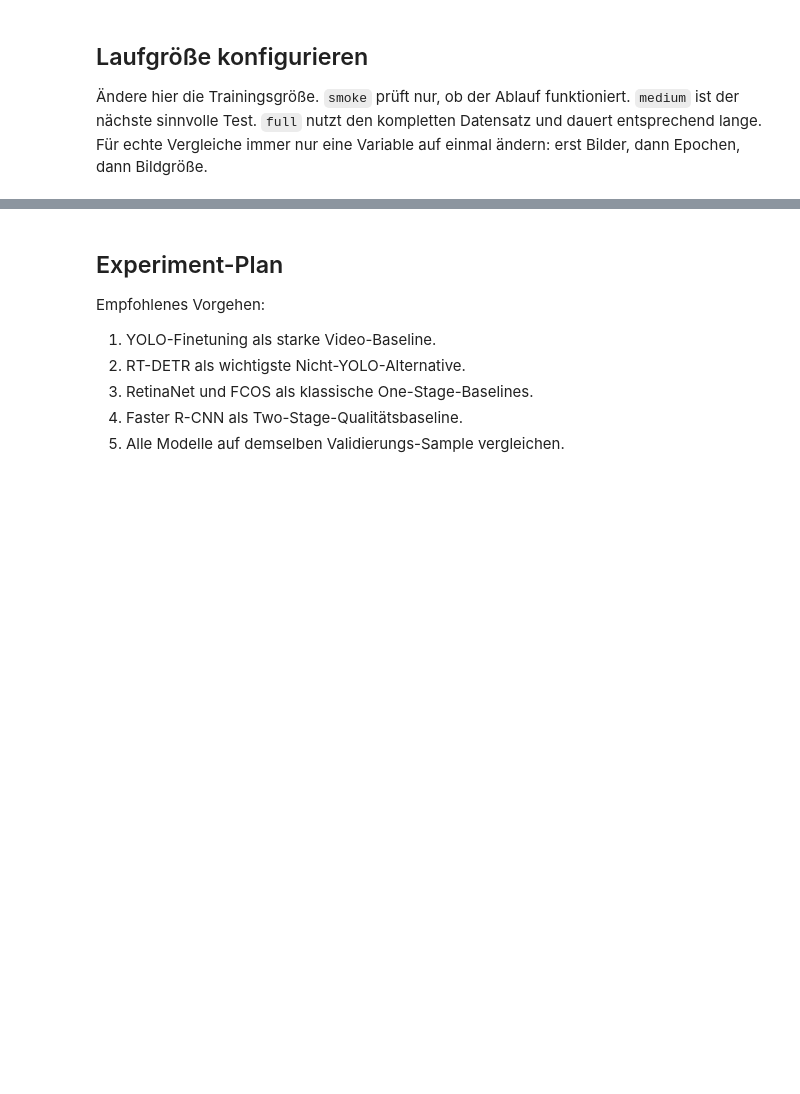
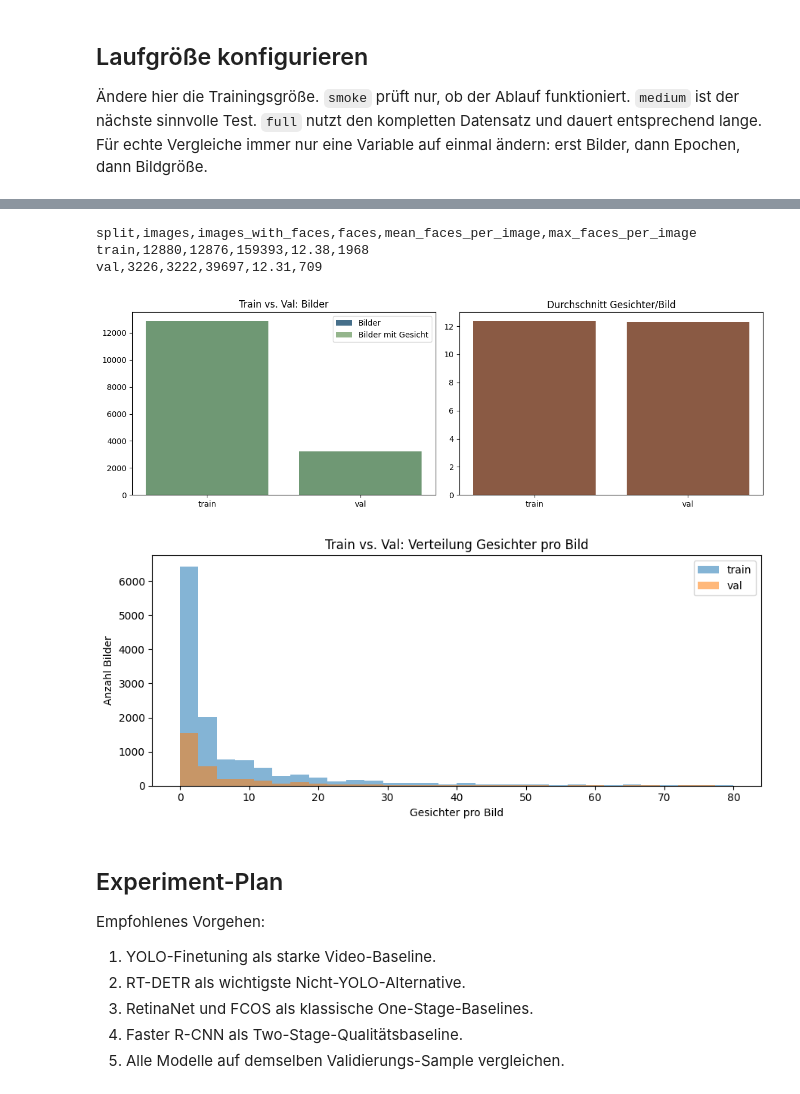
Before and after one commit to globalx-prog/face_model_lab, a Jupyter notebook: step01_training_evaluation_lab.ipynb, the cells around one changed output, grey strips where cells are left out. Drawn from its saved outputs; the diff is of its cells as text; code cells hidden in the pictures; blank space fills up the shorter version.

```diff
--- a/step01_training_evaluation_lab.ipynb
+++ b/step01_training_evaluation_lab.ipynb
@@ -100,3 +113,41 @@ save_every: 1
+# %%
+from step00_common import compare_train_val, parse_wider_face_gt, wider_paths
+
+dataset_rows = compare_train_val()
+print("split,images,images_with_faces,faces,mean_faces_per_image,max_faces_per_image")
+for row in dataset_rows:
+    print(f"{row['split']},{row['images']},{row['images_with_faces']},{row['faces']},{row['faces_per_image_mean']:.2f},{row['faces_per_image_max']}")
+
+fig, axes = plt.subplots(1, 2, figsize=(12, 4))
+splits = [row["split"] for row in dataset_rows]
+axes[0].bar(splits, [row["images"] for row in dataset_rows], label="Bilder", color="#466f8a")
+axes[0].bar(splits, [row["images_with_faces"] for row in dataset_rows], label="Bilder mit Gesicht", color="#7aa36f", alpha=0.8)
+axes[0].set_title("Train vs. Val: Bilder")
+axes[0].legend()
+
+axes[1].bar(splits, [row["faces_per_image_mean"] for row in dataset_rows], color="#8a5a44")
+axes[1].set_title("Durchschnitt Gesichter/Bild")
+plt.tight_layout()
+plt.show()
+
+# Verteilung als Histogramm: Anzahl Gesichter pro Bild
+fig, ax = plt.subplots(figsize=(9, 4))
+for split in ["train", "val"]:
+    _, gt_file = wider_paths(split)
+    counts = [len(faces) for faces in parse_wider_face_gt(gt_file).values()]
+    ax.hist(counts, bins=30, alpha=0.55, label=split, range=(0, min(max(counts), 80)))
+ax.set_title("Train vs. Val: Verteilung Gesichter pro Bild")
+ax.set_xlabel("Gesichter pro Bild")
+ax.set_ylabel("Anzahl Bilder")
+ax.legend()
+plt.tight_layout()
+plt.show()
+# %% [output]
+split,images,images_with_faces,faces,mean_faces_per_image,max_faces_per_image
+train,12880,12876,159393,12.38,1968
+val,3226,3222,39697,12.31,709
+[figure, added]
+[figure, added]
 # %% [markdown]
 ## Experiment-Plan
 
```
Also changed, not shown: parts of 10 cells of this notebook, 10 other files.
